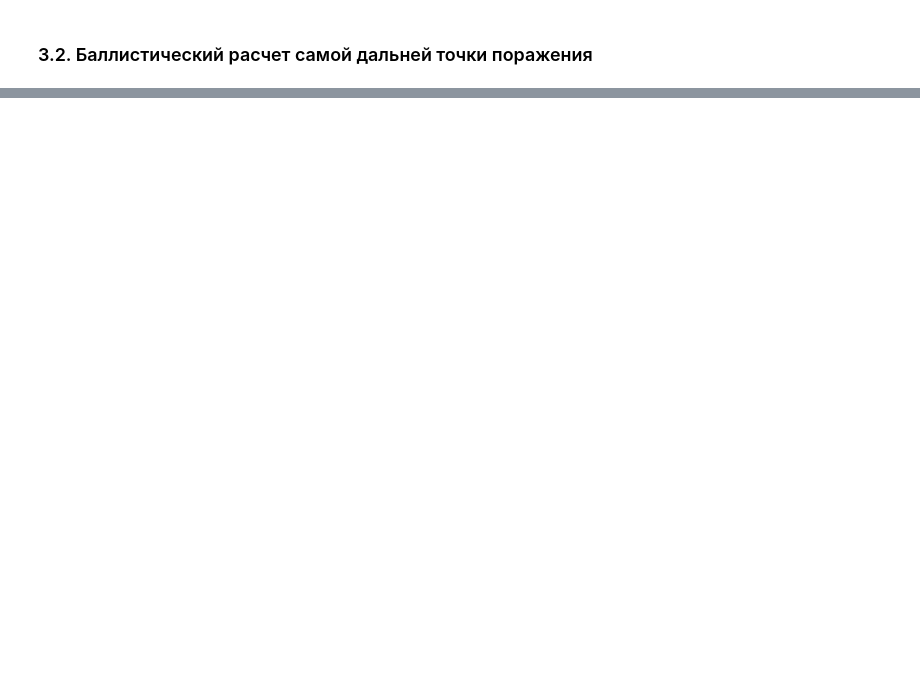
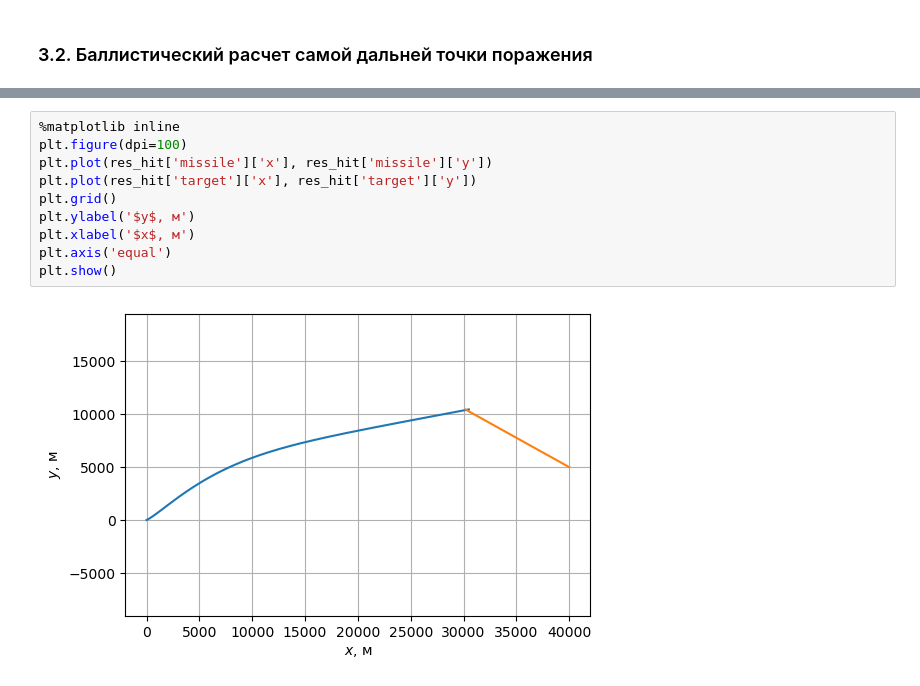
Before and after one commit to kirtis26/PyMissile, a Jupyter notebook: С-300.ipynb, the cells around one changed output, grey strips where cells are left out. Cells and saved outputs as stored; diff of their text form; blank space fills up the shorter version.

```diff
--- a/С-300.ipynb
+++ b/С-300.ipynb
@@ -971,0 +1079,12 @@ for t in range(len(res_hit['record'])):
+# %%
+%matplotlib inline
+plt.figure(dpi=100)
+plt.plot(res_hit['missile']['x'], res_hit['missile']['y'])
+plt.plot(res_hit['target']['x'], res_hit['target']['y'])
+plt.grid()
+plt.ylabel('$y$, м')
+plt.xlabel('$x$, м')
+plt.axis('equal')
+plt.show()
+# %% [output]
+[figure, added]
```
Also changed, not shown: parts of 25 cells of this notebook, 2 other files.
